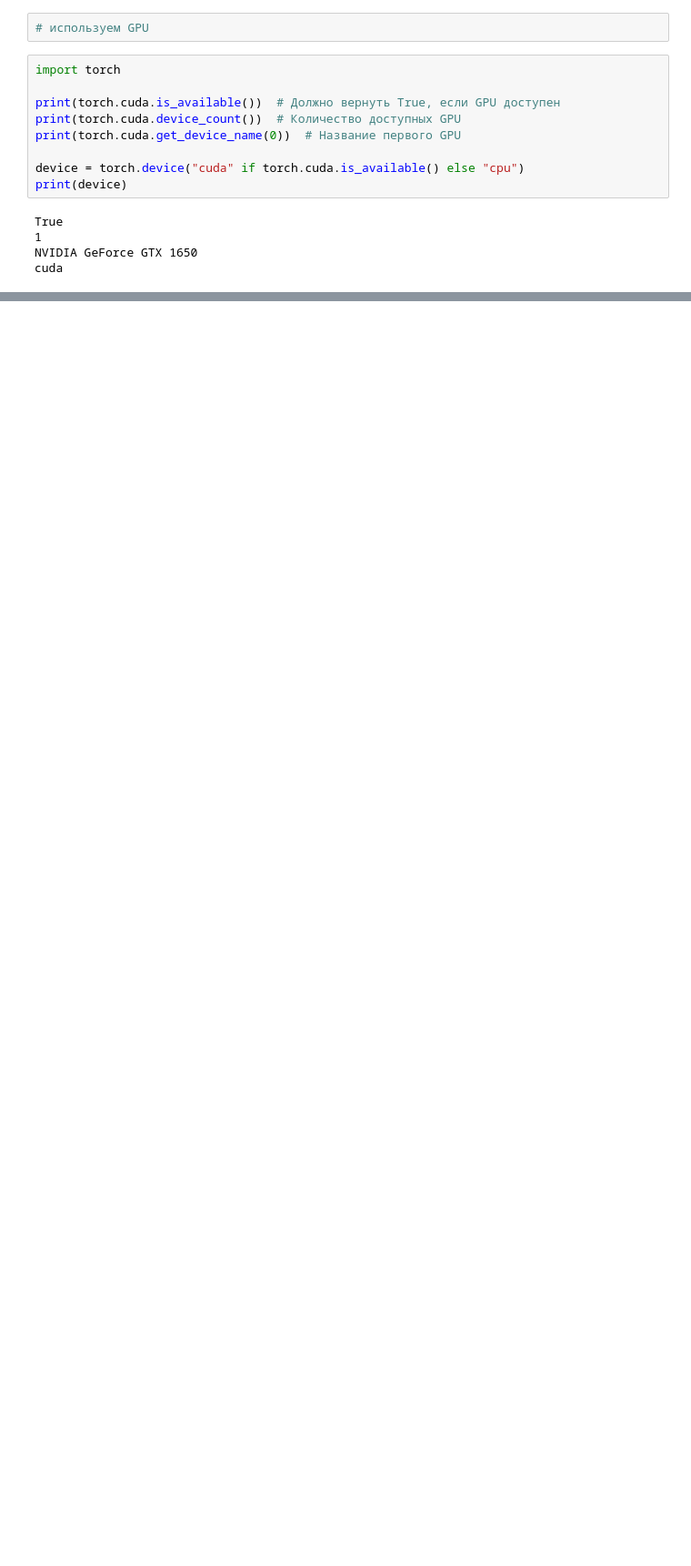
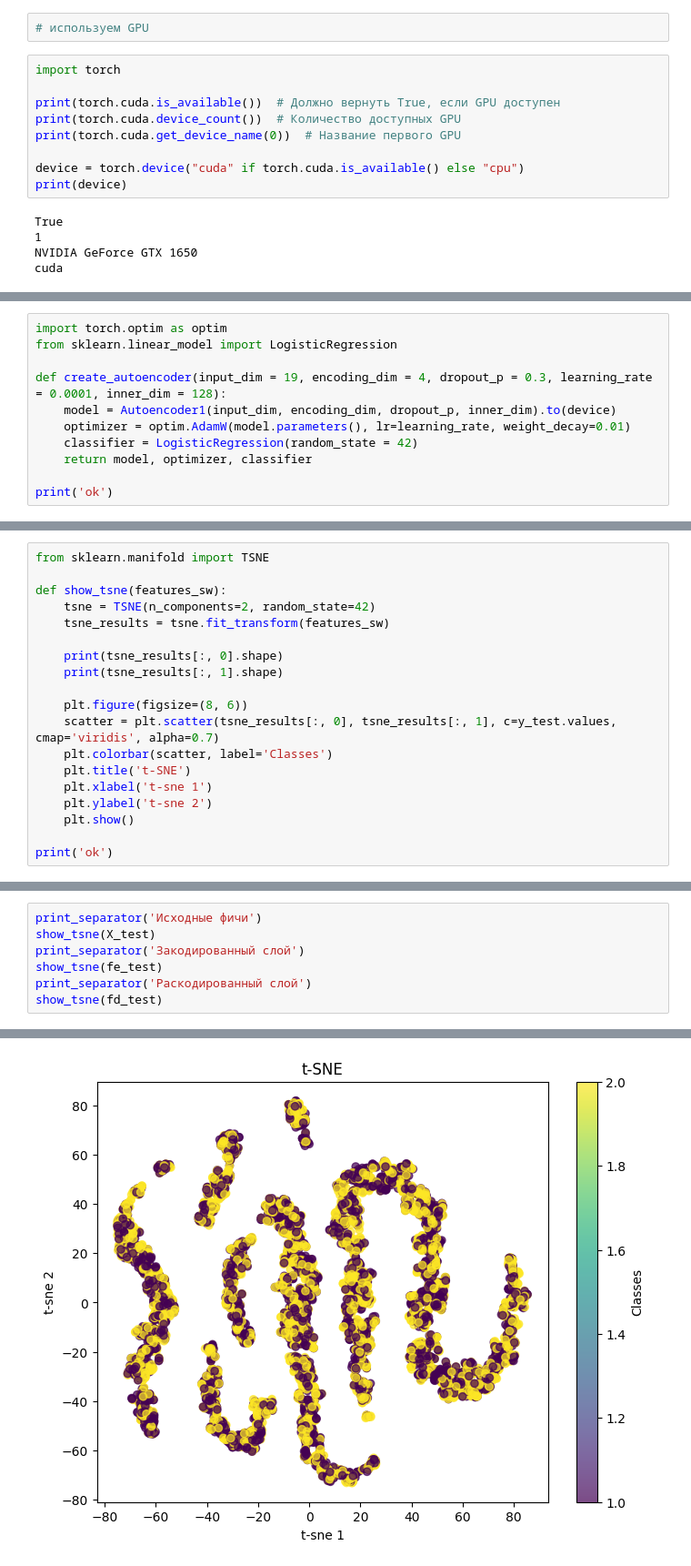
Before and after one commit to mpykapn/classesds, a Jupyter notebook: hw2/hw2ex8.ipynb, the cells around one changed output, grey strips where cells are left out. Shown at 91% size. Drawn from its saved outputs; the diff is of its cells as text; blank space fills up the shorter version.

```diff
--- a/hw2/hw2ex8.ipynb
+++ b/hw2/hw2ex8.ipynb
@@ -211,0 +220,11 @@ cuda
+# %%
+import torch.optim as optim
+from sklearn.linear_model import LogisticRegression
+
+def create_autoencoder(input_dim = 19, encoding_dim = 4, dropout_p = 0.3, learning_rate = 0.0001, inner_dim = 128):
+    model = Autoencoder1(input_dim, encoding_dim, dropout_p, inner_dim).to(device)
+    optimizer = optim.AdamW(model.parameters(), lr=learning_rate, weight_decay=0.01)
+    classifier = LogisticRegression(random_state = 42)
+    return model, optimizer, classifier
+
+print('ok')
@@ -401,0 +477,19 @@ torch.Size([17079, 1])
+# %%
+from sklearn.manifold import TSNE
+
+def show_tsne(features_sw):
+    tsne = TSNE(n_components=2, random_state=42)
+    tsne_results = tsne.fit_transform(features_sw)
+
+    print(tsne_results[:, 0].shape)
+    print(tsne_results[:, 1].shape)
+
+    plt.figure(figsize=(8, 6))
+    scatter = plt.scatter(tsne_results[:, 0], tsne_results[:, 1], c=y_test.values, cmap='viridis', alpha=0.7)
+    plt.colorbar(scatter, label='Classes')
+    plt.title('t-SNE')
+    plt.xlabel('t-sne 1')
+    plt.ylabel('t-sne 2')
+    plt.show()
+
+print('ok')
@@ -401,0 +520,8 @@ torch.Size([17079, 1])
+# %%
+print_separator('Исходные фичи')
+show_tsne(X_test)
+print_separator('Закодированный слой')
+show_tsne(fe_test)
+print_separator('Раскодированный слой')
+show_tsne(fd_test)
+# %% [output]
@@ -401,0 +534 @@ torch.Size([17079, 1])
+[figure, added]
```
Also changed, not shown: parts of 26 cells of this notebook.
